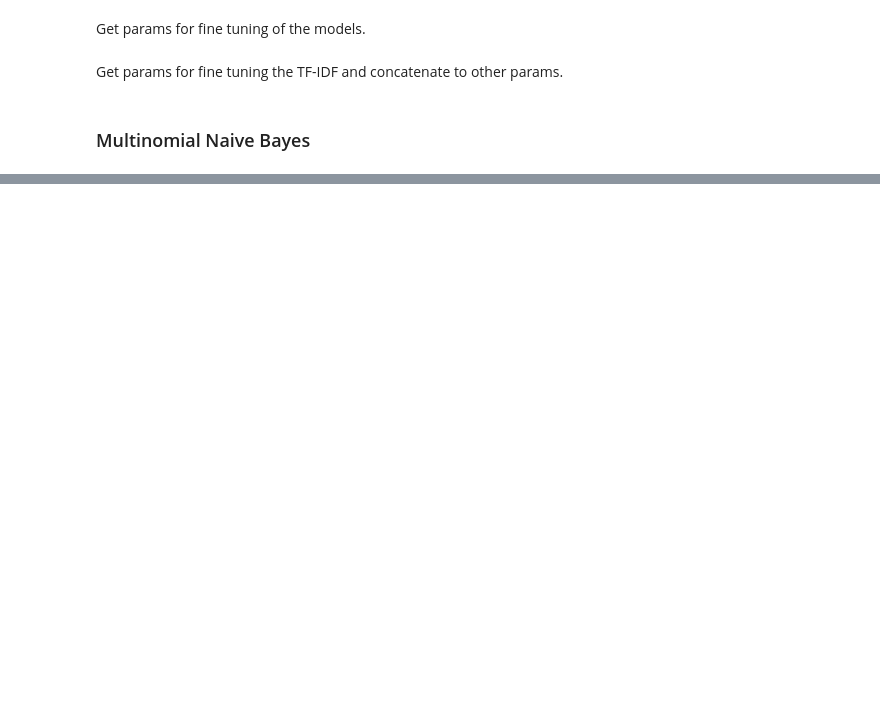
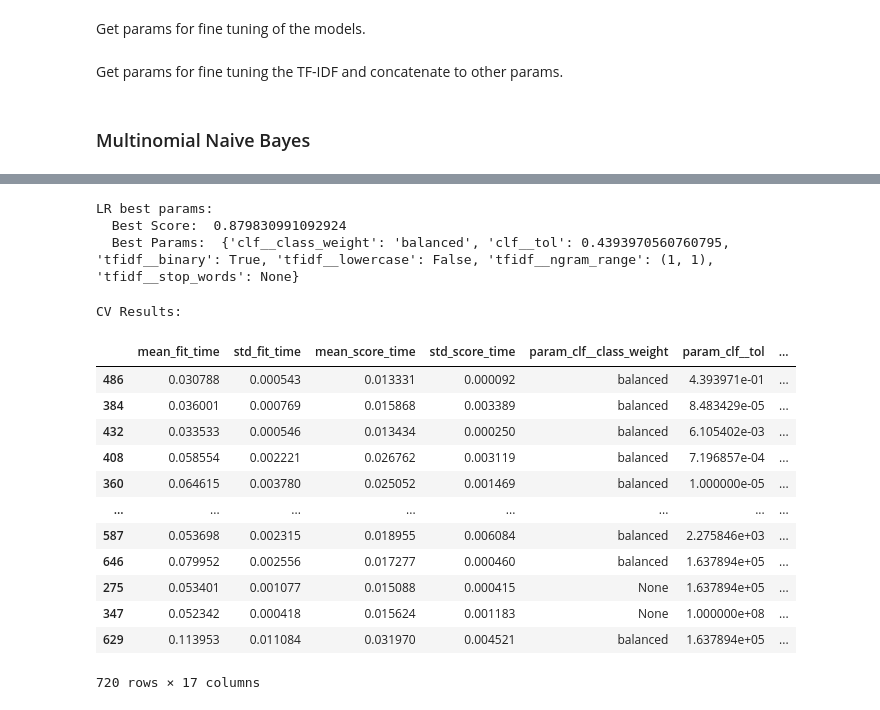
Before and after one commit to rubensmchaves/unb, a Jupyter notebook: nlp/A03_text_classifier/text_classification.ipynb, the cells around one changed output, grey strips where cells are left out. Saved outputs shown, nothing was run; the diff lists cells and outputs as text; code cells hidden in the pictures; blank space fills up the shorter version.

```diff
--- a/nlp/A03_text_classifier/text_classification.ipynb
+++ b/nlp/A03_text_classifier/text_classification.ipynb
@@ -151,0 +190,30 @@ CV Results:
+# %%
+grid_search_SVC = fit_tuning(X_train, y_train, pipeSVC, paramSVC)
+
+print("\nLR best params:")
+print("  Best Score: ", grid_search_SVC.best_score_)
+print("  Best Params: ", grid_search_SVC.best_params_)
+# %% [output]
+LR best params:
+  Best Score:  0.879830991092924
+  Best Params:  {'clf__class_weight': 'balanced', 'clf__tol': 0.4393970560760795, 'tfidf__binary': True, 'tfidf__lowercase': False, 'tfidf__ngram_range': (1, 1), 'tfidf__stop_words': None}
+# %%
+print("\nCV Results:")
+df_SVC = pd.DataFrame(grid_search_SVC.cv_results_)
+df_SVC = df_SVC.sort_values(by="mean_test_score", ascending=False)
+df_SVC
+# %% [output]
+CV Results:
+|  | mean_fit_time | std_fit_time | mean_score_time | std_score_time | param_clf__class_weight | param_clf__tol | ... |
+| 486 | 0.030788 | 0.000543 | 0.013331 | 0.000092 | balanced | 4.393971e-01 | ... |
+| 384 | 0.036001 | 0.000769 | 0.015868 | 0.003389 | balanced | 8.483429e-05 | ... |
+| 432 | 0.033533 | 0.000546 | 0.013434 | 0.000250 | balanced | 6.105402e-03 | ... |
+| 408 | 0.058554 | 0.002221 | 0.026762 | 0.003119 | balanced | 7.196857e-04 | ... |
+| 360 | 0.064615 | 0.003780 | 0.025052 | 0.001469 | balanced | 1.000000e-05 | ... |
+| ... | ... | ... | ... | ... | ... | ... | ... |
+| 587 | 0.053698 | 0.002315 | 0.018955 | 0.006084 | balanced | 2.275846e+03 | ... |
+| 646 | 0.079952 | 0.002556 | 0.017277 | 0.000460 | balanced | 1.637894e+05 | ... |
+| 275 | 0.053401 | 0.001077 | 0.015088 | 0.000415 | None | 1.637894e+05 | ... |
+| 347 | 0.052342 | 0.000418 | 0.015624 | 0.001183 | None | 1.000000e+08 | ... |
+| 629 | 0.113953 | 0.011084 | 0.031970 | 0.004521 | balanced | 1.637894e+05 | ... |
+720 rows × 17 columns
```
Also changed, not shown: parts of 14 cells of this notebook.
